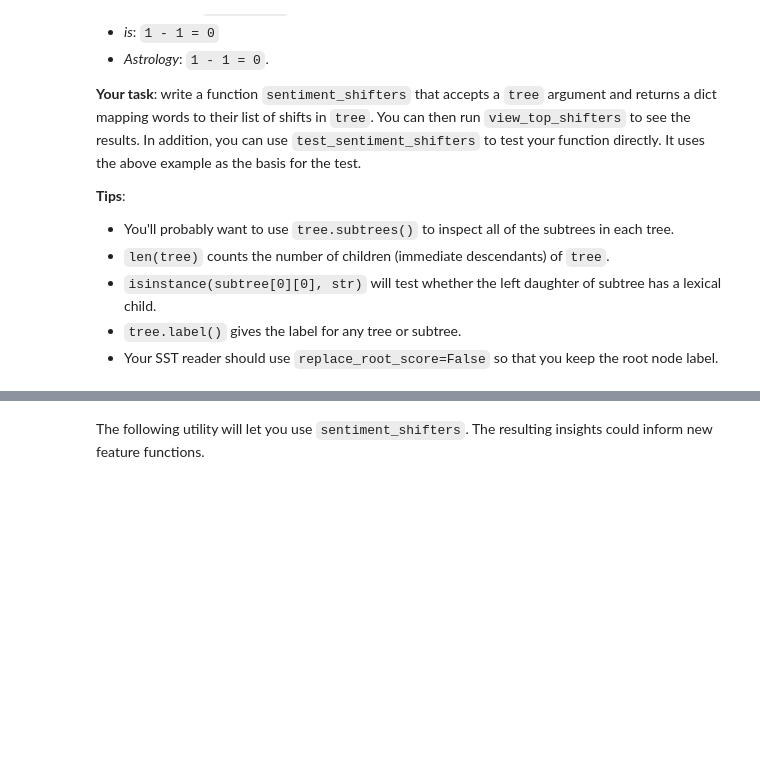
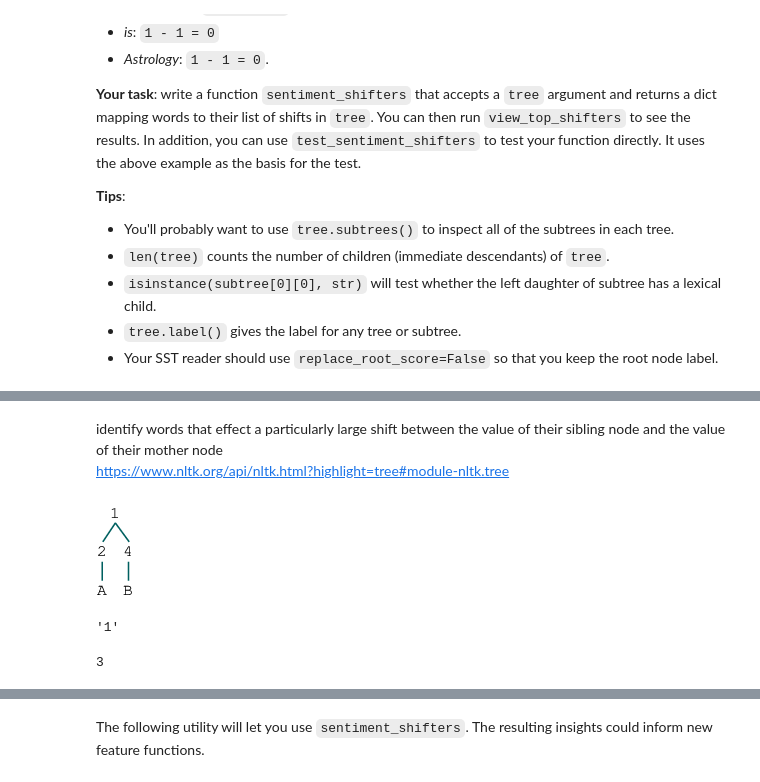
Before and after one commit to neodelphis/cs224u, a Jupyter notebook: hw2_sst.ipynb, the cells around one changed output, grey strips where cells are left out. Drawn from its saved outputs; the diff is of its cells as text; code cells hidden in the pictures; blank space fills up the shorter version.

```diff
--- a/hw2_sst.ipynb
+++ b/hw2_sst.ipynb
@@ -303,0 +522,16 @@ __Tips__:
+# %% [markdown]
+identify words that effect a particularly large shift between the value of their sibling node and the value of their mother node
+https://www.nltk.org/api/nltk.html?highlight=tree#module-nltk.tree
+# %%
+tree
+# %% [output]
+[figure, added]
+# %%
+mother_node = tree.label()
+mother_node
+# %% [output]
+'1'
+# %%
+tree.height()
+# %% [output]
+3
```
Also changed, not shown: parts of 30 cells of this notebook, 3 other files.
